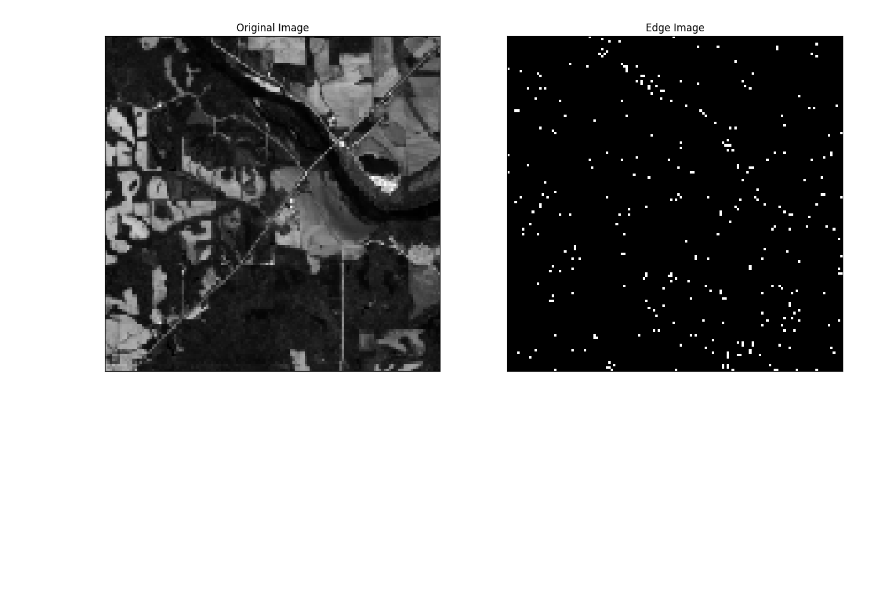
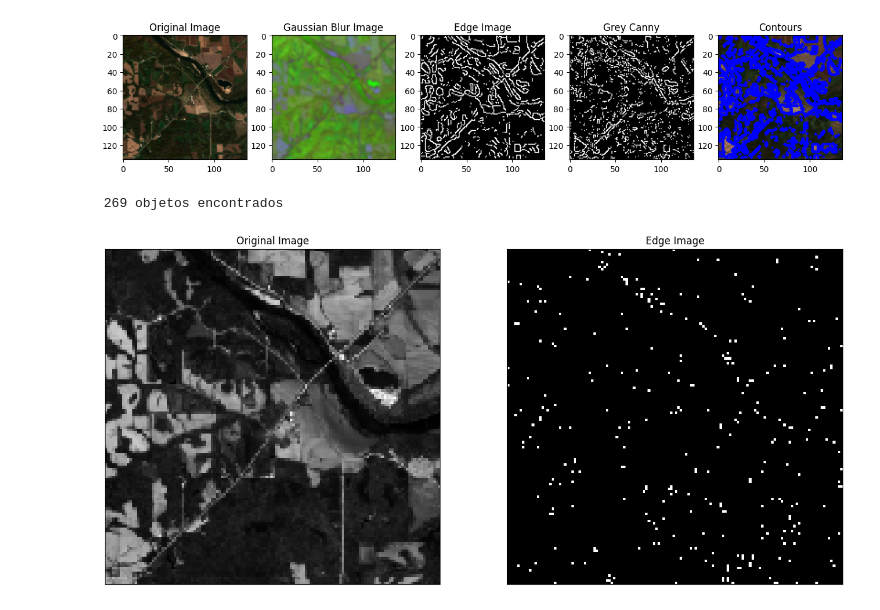
Before and after one commit to AguilarAngel9/Plant-Growth-Cycle-based-on-geospatial-data, a Jupyter notebook: ImageProcessing/edgeDetection.ipynb, the cells around one changed output. Drawn from its saved outputs; the diff is of its cells as text; code cells hidden in the pictures; blank space fills up the shorter version.

Commit message:
Updates on edge detection

```diff
--- a/ImageProcessing/edgeDetection.ipynb
+++ b/ImageProcessing/edgeDetection.ipynb
@@ -48,0 +118,13 @@ def load_landsat_image(
+# %%
+g_filt = cv2.cvtColor(hsv_test, cv2.COLOR_BGR2GRAY)
+hsv_filt = cv2.cvtColor(test_image, cv2.COLOR_BGR2HSV)
+
+gaussian_filter = cv2.GaussianBlur(hsv_filt, (5,5), 0)
+gauss_canny = cv2.Canny(gaussian_filter, 100, 100)
+
+grey_canny = cv2.Canny(g_filt, 100,100)
+
+orig = test_image.copy()
+
+(contours, _) = cv2.findContours(gauss_canny, cv2.RETR_EXTERNAL, cv2.CHAIN_APPROX_SIMPLE)
+cv2.drawContours(orig,contours,-1,(0,0,255), 2)
@@ -49 +149,22 @@ def load_landsat_image(
+# %%
+fig, axes = plt.subplots(1,5, figsize=(16, 10), facecolor='w', edgecolor='k')
+axes = axes.ravel()
+
+axes[0].imshow(test_image, cmap='gray')
+axes[0].set_title('Original Image'), #axes[0].xticks([]), axes[0].yticks([])
+axes[1].imshow(gaussian_filter, cmap='gray')
+axes[1].set_title('Gaussian Blur Image'), #axes[1].xticks([]), axes[1].yticks([])
+axes[2].imshow(gauss_canny, cmap='gray')
+axes[2].set_title("Edge Image"), #axes[2].xticks([]), axes[2].yticks([])
+axes[3].imshow(grey_canny, cmap='gray')
+axes[3].set_title("Grey Canny"), #axes[2].xticks([]), axes[2].yticks([])
+axes[4].imshow(orig, cmap='gray')
+axes[4].set_title("Contours"), #axes[2].xticks([]), axes[2].yticks([])
+plt.show()
+# %% [output]
+[figure, added]
+# %%
+print(" {} objetos encontrados".format(len(contours)))
+# %% [output]
+ 269 objetos encontrados
 # %%
```
Also changed, not shown: parts of 10 cells of this notebook.
